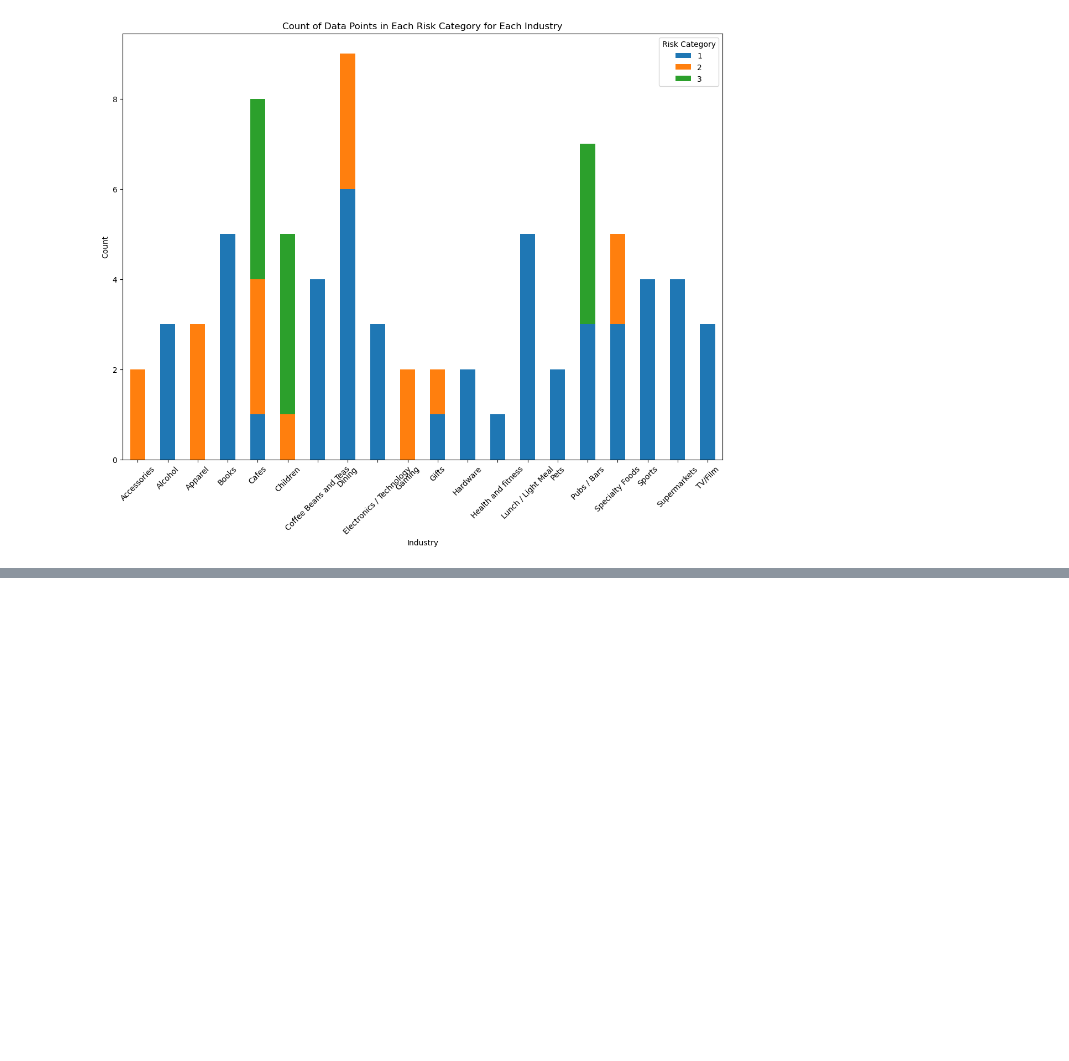
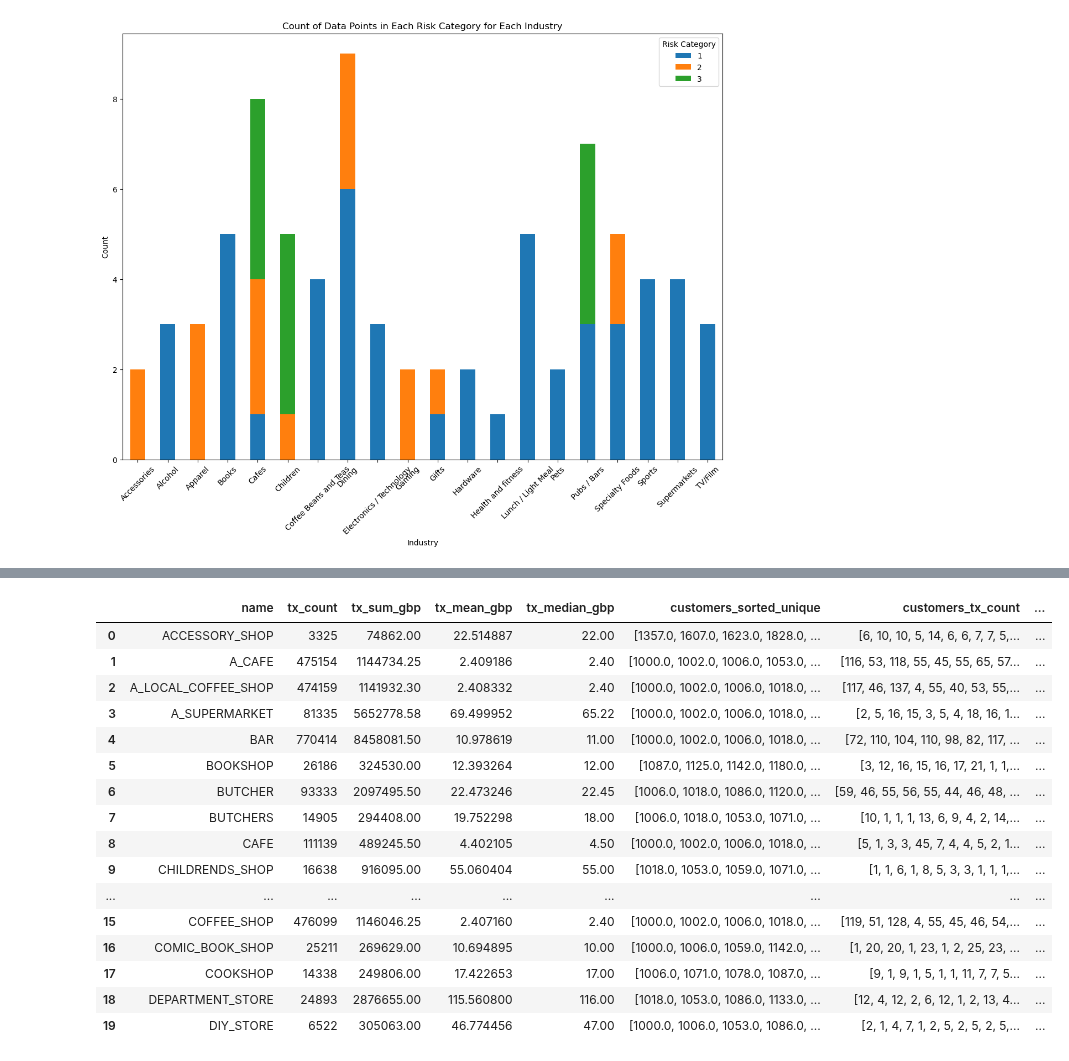
Before and after one commit to UoB-DSMP-2023-24/dsmp-2024-group27, a Jupyter notebook: AnomalyDetection/Business_AD.ipynb, the cells around one changed output, grey strips where cells are left out. Cells and saved outputs as stored; diff of their text form; code cells hidden in the pictures; blank space fills up the shorter version.

```diff
--- a/AnomalyDetection/Business_AD.ipynb
+++ b/AnomalyDetection/Business_AD.ipynb
@@ -303,0 +345,20 @@ plt.show()
+# %%
+biz_df.head(20)
+# %% [output]
+|  | name | tx_count | tx_sum_gbp | tx_mean_gbp | tx_median_gbp | customers_sorted_unique | customers_tx_count | ... |
+| 0 | ACCESSORY_SHOP | 3325 | 74862.00 | 22.514887 | 22.00 | [1357.0, 1607.0, 1623.0, 1828.0, ... | [6, 10, 10, 5, 14, 6, 6, 7, 7, 5,... | ... |
+| 1 | A_CAFE | 475154 | 1144734.25 | 2.409186 | 2.40 | [1000.0, 1002.0, 1006.0, 1053.0, ... | [116, 53, 118, 55, 45, 55, 65, 57... | ... |
+| 2 | A_LOCAL_COFFEE_SHOP | 474159 | 1141932.30 | 2.408332 | 2.40 | [1000.0, 1002.0, 1006.0, 1018.0, ... | [117, 46, 137, 4, 55, 40, 53, 55,... | ... |
+| 3 | A_SUPERMARKET | 81335 | 5652778.58 | 69.499952 | 65.22 | [1000.0, 1002.0, 1006.0, 1018.0, ... | [2, 5, 16, 15, 3, 5, 4, 18, 16, 1... | ... |
+| 4 | BAR | 770414 | 8458081.50 | 10.978619 | 11.00 | [1000.0, 1002.0, 1006.0, 1018.0, ... | [72, 110, 104, 110, 98, 82, 117, ... | ... |
+| 5 | BOOKSHOP | 26186 | 324530.00 | 12.393264 | 12.00 | [1087.0, 1125.0, 1142.0, 1180.0, ... | [3, 12, 16, 15, 16, 17, 21, 1, 1,... | ... |
+| 6 | BUTCHER | 93333 | 2097495.50 | 22.473246 | 22.45 | [1006.0, 1018.0, 1086.0, 1120.0, ... | [59, 46, 55, 56, 55, 44, 46, 48, ... | ... |
+| 7 | BUTCHERS | 14905 | 294408.00 | 19.752298 | 18.00 | [1006.0, 1018.0, 1053.0, 1071.0, ... | [10, 1, 1, 1, 13, 6, 9, 4, 2, 14,... | ... |
+| 8 | CAFE | 111139 | 489245.50 | 4.402105 | 4.50 | [1000.0, 1002.0, 1006.0, 1018.0, ... | [5, 1, 3, 3, 45, 7, 4, 4, 5, 2, 1... | ... |
+| 9 | CHILDRENDS_SHOP | 16638 | 916095.00 | 55.060404 | 55.00 | [1018.0, 1053.0, 1059.0, 1071.0, ... | [1, 1, 6, 1, 8, 5, 3, 3, 1, 1, 1,... | ... |
+| ... | ... | ... | ... | ... | ... | ... | ... | ... |
+| 15 | COFFEE_SHOP | 476099 | 1146046.25 | 2.407160 | 2.40 | [1000.0, 1002.0, 1006.0, 1018.0, ... | [119, 51, 128, 4, 55, 45, 46, 54,... | ... |
+| 16 | COMIC_BOOK_SHOP | 25211 | 269629.00 | 10.694895 | 10.00 | [1000.0, 1006.0, 1059.0, 1142.0, ... | [1, 20, 20, 1, 23, 1, 2, 25, 23, ... | ... |
+| 17 | COOKSHOP | 14338 | 249806.00 | 17.422653 | 17.00 | [1006.0, 1071.0, 1078.0, 1087.0, ... | [9, 1, 9, 1, 5, 1, 1, 11, 7, 7, 5... | ... |
+| 18 | DEPARTMENT_STORE | 24893 | 2876655.00 | 115.560800 | 116.00 | [1018.0, 1053.0, 1086.0, 1133.0, ... | [12, 4, 12, 2, 6, 12, 1, 2, 13, 4... | ... |
+| 19 | DIY_STORE | 6522 | 305063.00 | 46.774456 | 47.00 | [1000.0, 1006.0, 1053.0, 1086.0, ... | [2, 1, 4, 7, 1, 2, 5, 2, 5, 2, 5,... | ... |
```
Also changed, not shown: parts of 3 cells of this notebook.
